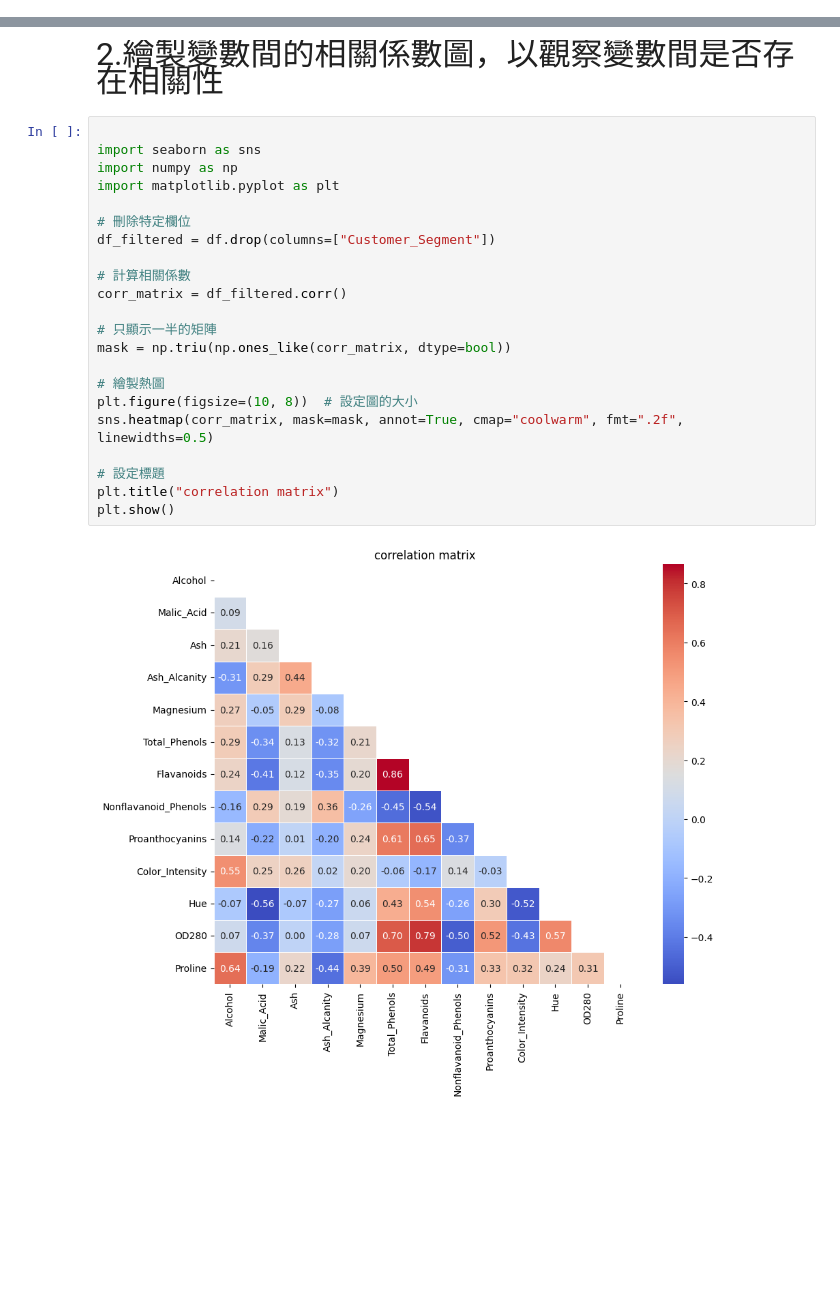
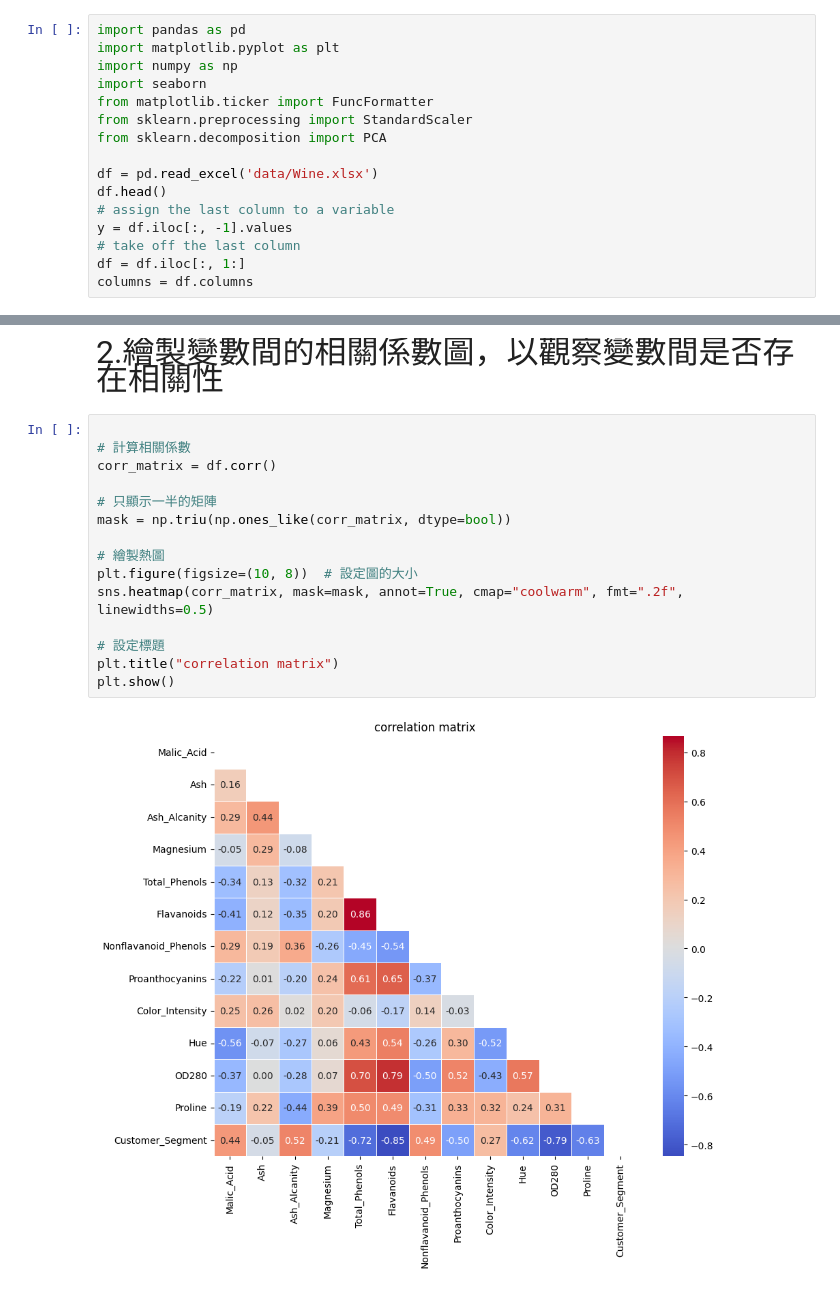
Before and after one commit to TZU-CHI1115/ML711333104, a Jupyter notebook: HW1.ipynb, the cells around one changed output, grey strips where cells are left out. Saved outputs shown, nothing was run; the diff lists cells and outputs as text; blank space fills up the shorter version.

```diff
--- a/HW1.ipynb
+++ b/HW1.ipynb
@@ -81,0 +3,16 @@ Index(['Alcohol', 'Malic_Acid', 'Ash', 'Ash_Alcanity', 'Magnesium',
+# %%
+import pandas as pd
+import matplotlib.pyplot as plt
+import numpy as np
+import seaborn
+from matplotlib.ticker import FuncFormatter
+from sklearn.preprocessing import StandardScaler
+from sklearn.decomposition import PCA
+
+df = pd.read_excel('data/Wine.xlsx')
+df.head()
+# assign the last column to a variable
+y = df.iloc[:, -1].values
+# take off the last column
+df = df.iloc[:, 1:]
+columns = df.columns
@@ -83,25 +54,18 @@ Index(['Alcohol', 'Malic_Acid', 'Ash', 'Ash_Alcanity', 'Magnesium',
 <font size="6">2.繪製變數間的相關係數圖，以觀察變數間是否存在相關性<font>
 # %%
 
-import seaborn as sns
-import numpy as np
-import matplotlib.pyplot as plt
-
-# 刪除特定欄位
-df_filtered = df.drop(columns=["Customer_Segment"])
-
 # 計算相關係數
-corr_matrix = df_filtered.corr()
+corr_matrix = df.corr()
 
 # 只顯示一半的矩陣
 mask = np.triu(np.ones_like(corr_matrix, dtype=bool))
 
 # 繪製熱圖
 plt.figure(figsize=(10, 8))  # 設定圖的大小
 sns.heatmap(corr_matrix, mask=mask, annot=True, cmap="coolwarm", fmt=".2f", linewidths=0.5)
 
 # 設定標題
 plt.title("correlation matrix")
 plt.show()
 # %% [output]
-[figure, old version]
+[figure, new version]
```
Also changed, not shown: parts of 16 cells of this notebook, 1 other file.
